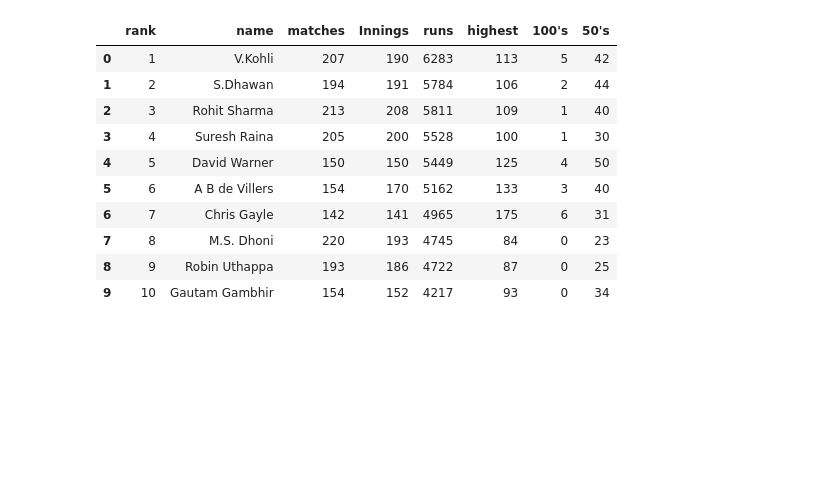
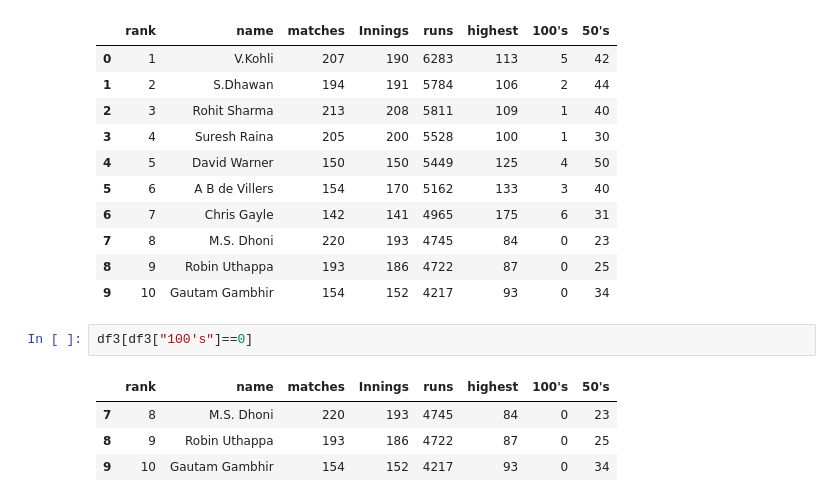
Before and after one commit to ThunderboltGM/Technical-session, a Jupyter notebook: Day-1.ipynb, the cells around one changed output. Saved outputs shown, nothing was run; the diff lists cells and outputs as text; blank space fills up the shorter version.

```diff
--- a/Day-1.ipynb
+++ b/Day-1.ipynb
@@ -259,3 +259,10 @@ df3
 | 7 | 8 | M.S. Dhoni | 220 | 193 | 4745 | 84 | 0 | 23 |
 | 8 | 9 | Robin Uthappa | 193 | 186 | 4722 | 87 | 0 | 25 |
 | 9 | 10 | Gautam Gambhir | 154 | 152 | 4217 | 93 | 0 | 34 |
+# %%
+df3[df3["100's"]==0]
+# %% [output]
+|  | rank | name | matches | Innings | runs | highest | 100's | 50's |
+| 7 | 8 | M.S. Dhoni | 220 | 193 | 4745 | 84 | 0 | 23 |
+| 8 | 9 | Robin Uthappa | 193 | 186 | 4722 | 87 | 0 | 25 |
+| 9 | 10 | Gautam Gambhir | 154 | 152 | 4217 | 93 | 0 | 34 |
```
Also changed, not shown: parts of 1 cell of this notebook.
